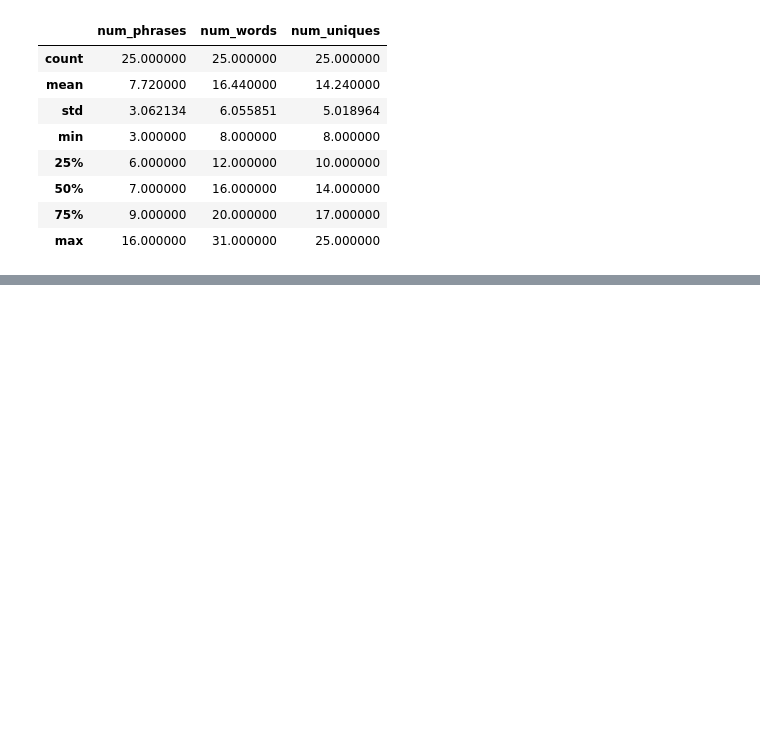
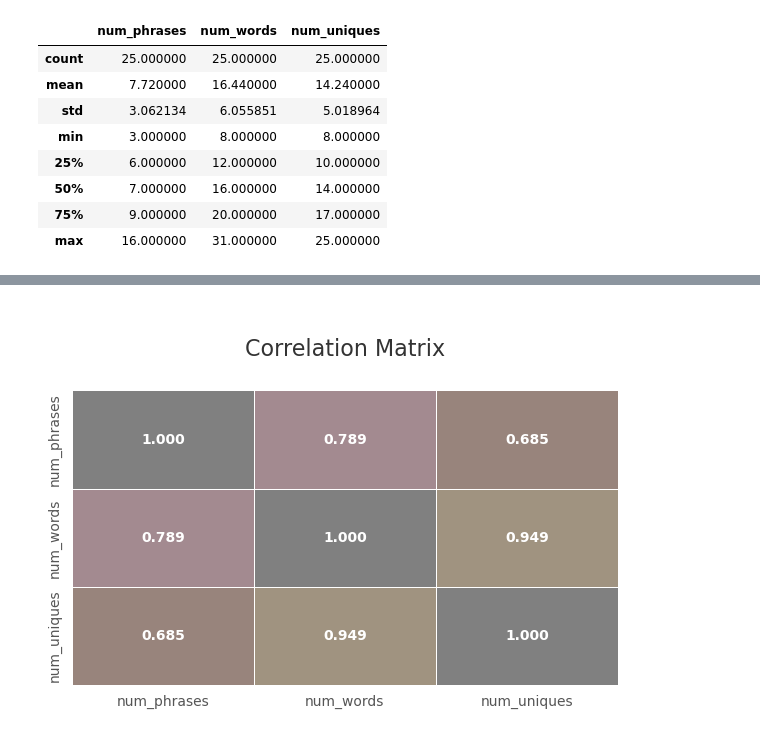
Before and after one commit to marcothedeveloper123/jobseeker, a Jupyter notebook: skills_intelligence_from_job_data.ipynb, the cells around one changed output, grey strips where cells are left out. Drawn from its saved outputs; the diff is of its cells as text; code cells hidden in the pictures; blank space fills up the shorter version.

```diff
--- a/skills_intelligence_from_job_data.ipynb
+++ b/skills_intelligence_from_job_data.ipynb
@@ -109,0 +95,71 @@ plt.show()"""
+# %%
+# Select only numeric columns
+numeric_columns = df.select_dtypes(include=["number"])
+
+# Exclude the "index" column if present
+if "index" in numeric_columns.columns:
+    numeric_columns = numeric_columns.drop(columns=["index"])
+
+# Calculate the correlation matrix for numeric columns
+correlation_matrix = numeric_columns.corr()
+
+# Adjust the color range to 0.60 to 1.00
+vmin, vmax = 0.60, 1.00
+
+# Set the colormap to Pastel2
+pastel2 = sns.color_palette("Pastel2", n_colors=8)
+
+# Set darkness and brightness factors
+common_darkness_factor = 0.3
+common_brightness_factor = 1.0
+
+# Adjust each color individually
+adjusted_pastel2 = np.clip(
+    np.array(pastel2) * common_brightness_factor - common_darkness_factor, 0, 1
+)
+
+# Create a custom colormap using the adjusted colors
+custom_colormap = LinearSegmentedColormap.from_list("custom_pastel2", adjusted_pastel2)
+
+# Create a heatmap with color-coded values using the custom colormap and adjusted range
+plt.figure(figsize=(6, 3.5))
+heatmap = sns.heatmap(
+    correlation_matrix,
+    annot=False,
+    cmap=custom_colormap,
+    fmt=".3f",
+    linewidths=0.5,
+    vmin=vmin,
+    vmax=vmax,
+    cbar=False,
+)
+
+# Manually add annotations
+for i in range(correlation_matrix.shape[0]):
+    for j in range(correlation_matrix.shape[1]):
+        text = f"{correlation_matrix.iloc[i, j]:.3f}"
+        plt.text(
+            j + 0.5,
+            i + 0.5,
+            text,
+            ha="center",
+            va="center",
+            fontweight="bold",
+            color="white",
+        )
+
+# Change the color of the x and y axis labels
+heatmap.set_xticklabels(heatmap.get_xticklabels(), color="#555555")
+heatmap.set_yticklabels(heatmap.get_yticklabels(), color="#555555")
+
+
+# Remove ticks
+plt.tick_params(left=False, bottom=False)
+
+# Ensure proper rendering of the heatmap
+plt.tight_layout()
+
+plt.title("\nCorrelation Matrix\n", color="#333333", size=16)
+plt.show()
+# %% [output]
+[figure, added]
```
Also changed, not shown: parts of 23 cells of this notebook, 1 other file.
